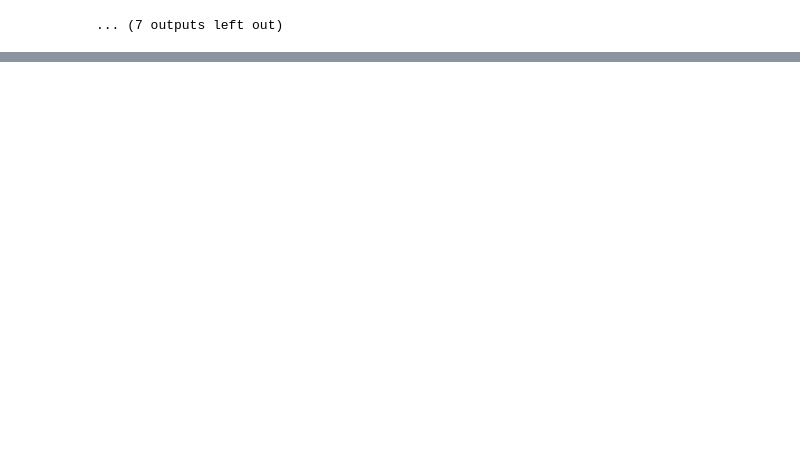
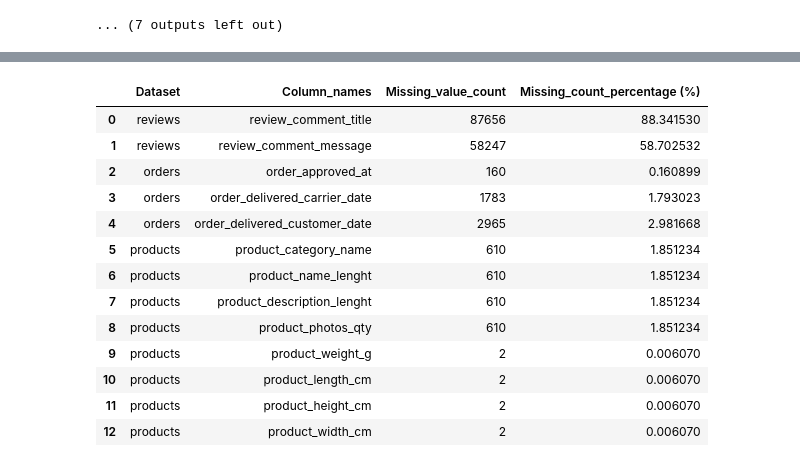
Before and after one commit to Jishnu-12/olist-ecommerce-analytics-pipeline, a Jupyter notebook: Notebooks/01_Exploratory_Data_Analysis.ipynb, the cells around one changed output, grey strips where cells are left out. Drawn from its saved outputs; the diff is of its cells as text; code cells hidden in the pictures; blank space fills up the shorter version.

Commit message:
Reports created

```diff
--- a/Notebooks/01_Exploratory_Data_Analysis.ipynb
+++ b/Notebooks/01_Exploratory_Data_Analysis.ipynb
@@ -265,3 +265,22 @@ ORDERS DATASET
 | top | e481f51cbdc54678b7cc49136f2d6af7 | 9ef432eb6251297304e76186b10a928d | delivered | 2018-04-11 10:48:14 | 2018-02-27 04:31:10 | 2018-05-09 15:48:00 | ... |
 | freq | 1 | 1 | 96478 | 3 | 9 | 47 | ... |
 ... (7 outputs left out)
+# %%
+# Save summery report
+summery = {
+    "Dataset":[],
+    "Rows":[],
+    "Columns":[],
+    "Total_Missing_values":[],
+    "Total_duplicate_rows":[]
+}
+for name,df in datasets.items():
+    summery["Dataset"].append(name)
+    summery["Rows"].append(f"{df.shape[0]:,}")
+    summery["Columns"].append(df.shape[1])
+    summery["Total_Missing_values"].append(f"{df.isnull().sum().sum():,}")
+    summery["Total_duplicate_rows"].append(f"{df.duplicated().sum():,}")
+
+summery_df = pd.DataFrame(summery)
+summery_df.to_csv(os.path.join("..","Reports","Summery_report.csv"),index = False)
+summery_df
@@ -267,0 +298,39 @@ ORDERS DATASET
+# %%
+# Save Missing value count per dataset
+all_missing = {
+    "Dataset":[],
+    "Column_names":[],
+    "Missing_value_count":[],
+    "Missing_count_percentage (%)":[]
+}
+
+for name,df in datasets.items():
+    missing = df.isnull().sum()
+    percent = (missing / len(df)) * 100
+
+    for col in df.columns:
+       if missing[col] > 0:
+           all_missing["Dataset"].append(name)
+           all_missing["Column_names"].append(col)
+           all_missing["Missing_value_count"].append(missing[col])
+           all_missing["Missing_count_percentage (%)"].append(percent[col])
+
+
+missing_df = pd.DataFrame(all_missing)
+missing_df.to_csv(os.path.join("..","Reports","Missing_value_count_report.csv"),index = False)
+missing_df
+# %% [output]
+|  | Dataset | Column_names | Missing_value_count | Missing_count_percentage (%) |
+| 0 | reviews | review_comment_title | 87656 | 88.341530 |
+| 1 | reviews | review_comment_message | 58247 | 58.702532 |
+| 2 | orders | order_approved_at | 160 | 0.160899 |
+| 3 | orders | order_delivered_carrier_date | 1783 | 1.793023 |
+| 4 | orders | order_delivered_customer_date | 2965 | 2.981668 |
+| 5 | products | product_category_name | 610 | 1.851234 |
+| 6 | products | product_name_lenght | 610 | 1.851234 |
+| 7 | products | product_description_lenght | 610 | 1.851234 |
+| 8 | products | product_photos_qty | 610 | 1.851234 |
+| 9 | products | product_weight_g | 2 | 0.006070 |
+| 10 | products | product_length_cm | 2 | 0.006070 |
+| 11 | products | product_height_cm | 2 | 0.006070 |
+| 12 | products | product_width_cm | 2 | 0.006070 |
```
Also changed, not shown: parts of 1 cell of this notebook.
